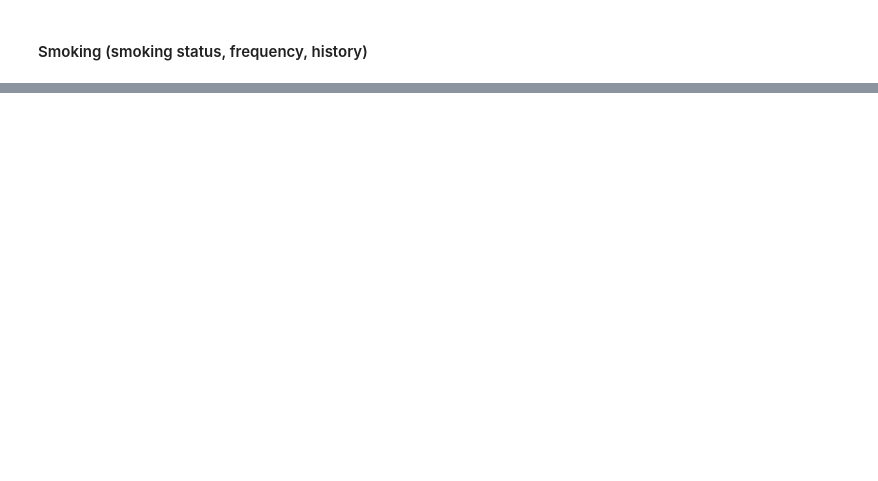
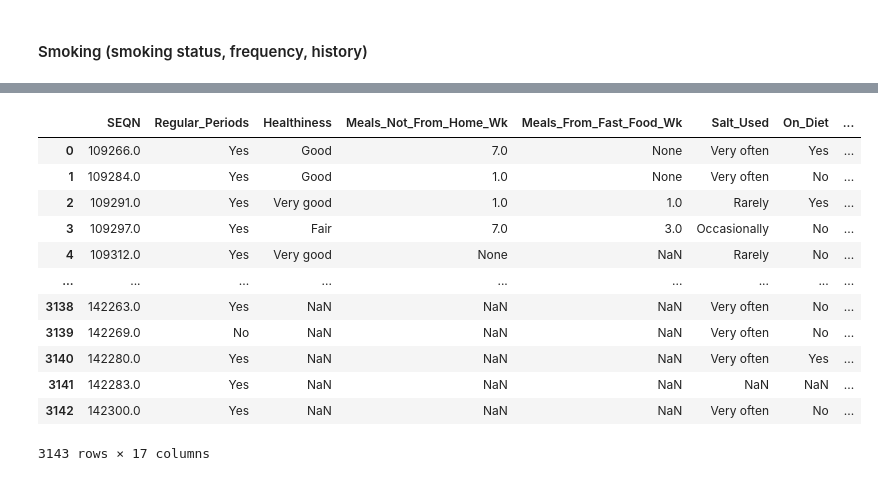
Before and after one commit to helenachen03/menstrual-health-analysis, a Jupyter notebook: Project.ipynb, the cells around one changed output, grey strips where cells are left out. Cells and saved outputs as stored; diff of their text form; code cells hidden in the pictures; blank space fills up the shorter version.

```diff
--- a/Project.ipynb
+++ b/Project.ipynb
@@ -105,0 +741,38 @@ merged[['SEQN','regular_mapped', 'BMXBMI']]
+# %%
+# Map categorical values
+dietary_df['Healthiness'] = dietary_df['Healthiness'].map({
+    1: 'Excellent',
+    2: 'Very good',
+    3: 'Good',
+    4: 'Fair',
+    5: 'Poor'
+})
+
+dietary_df['Salt_Used'] = dietary_df['Salt_Used'].map({
+    1: 'Never',
+    2: 'Rarely',
+    3: 'Occasionally',
+    4: 'Very often'
+})
+
+dietary_df['On_Diet'] = dietary_df['On_Diet'].map({
+    1: 'Yes',
+    2: 'No'
+})
+
+dietary_df['Dietary_Supp'] = dietary_df['Dietary_Supp'].map({
+    1: 'Yes',
+    2: 'No'
+})
+
+#Using replace over map since range values need to be retained
+dietary_df['Meals_Not_From_Home_Wk'] = dietary_df['Meals_Not_From_Home_Wk'].replace(5.397605346934028e-79, 'None').replace(5555, '>21').replace([7777, 9999], np.nan)
+dietary_df['Meals_From_Fast_Food_Wk'] = dietary_df['Meals_From_Fast_Food_Wk'].replace(5.397605346934028e-79, 'None').replace(5555, '>21').replace([7777, 9999], np.nan)
+dietary_df['Ate_Less'] = dietary_df['Ate_Less'].replace(10, 'Ate less')
+dietary_df['Lower_Cals'] = dietary_df['Lower_Cals'].replace(11, 'Lower cals')
+dietary_df['Less_Fat'] = dietary_df['Less_Fat'].replace(12, 'Less fat')
+dietary_df['Skipped_Meals'] = dietary_df['Skipped_Meals'].replace(14, 'Skipped meals')
+dietary_df['Diet_Foods'] = dietary_df['Diet_Foods'].replace(15, 'Diet foods')
+dietary_df['Fewer_Carbs'] = dietary_df['Fewer_Carbs'].replace(41, 'Fewer carbs')
+dietary_df['Less_Sugar'] = dietary_df['Less_Sugar'].replace(45, 'Less sugar')
+dietary_df['Less_Junk'] = dietary_df['Less_Junk'].replace(46, 'Less junk')
@@ -105,0 +783,19 @@ merged[['SEQN','regular_mapped', 'BMXBMI']]
+# %%
+#Retain variables of interest only
+dietary_df = dietary_df[['SEQN','Regular_Periods', 'Healthiness', 'Meals_Not_From_Home_Wk', 'Meals_From_Fast_Food_Wk', 'Salt_Used', 'On_Diet', 'Water_Day', 'Ate_Less', 'Lower_Cals', 'Less_Fat', 'Skipped_Meals', 'Diet_Foods', 'Fewer_Carbs', 'Less_Sugar', 'Less_Junk', 'Dietary_Supp']]
+# %%
+dietary_df
+# %% [output]
+|  | SEQN | Regular_Periods | Healthiness | Meals_Not_From_Home_Wk | Meals_From_Fast_Food_Wk | Salt_Used | On_Diet | ... |
+| 0 | 109266.0 | Yes | Good | 7.0 | None | Very often | Yes | ... |
+| 1 | 109284.0 | Yes | Good | 1.0 | None | Very often | No | ... |
+| 2 | 109291.0 | Yes | Very good | 1.0 | 1.0 | Rarely | Yes | ... |
+| 3 | 109297.0 | Yes | Fair | 7.0 | 3.0 | Occasionally | No | ... |
+| 4 | 109312.0 | Yes | Very good | None | NaN | Rarely | No | ... |
+| ... | ... | ... | ... | ... | ... | ... | ... | ... |
+| 3138 | 142263.0 | Yes | NaN | NaN | NaN | Very often | No | ... |
+| 3139 | 142269.0 | No | NaN | NaN | NaN | Very often | No | ... |
+| 3140 | 142280.0 | Yes | NaN | NaN | NaN | Very often | Yes | ... |
+| 3141 | 142283.0 | Yes | NaN | NaN | NaN | NaN | NaN | ... |
+| 3142 | 142300.0 | Yes | NaN | NaN | NaN | Very often | No | ... |
+3143 rows × 17 columns
```
Also changed, not shown: parts of 93 cells of this notebook, 30 other files.
